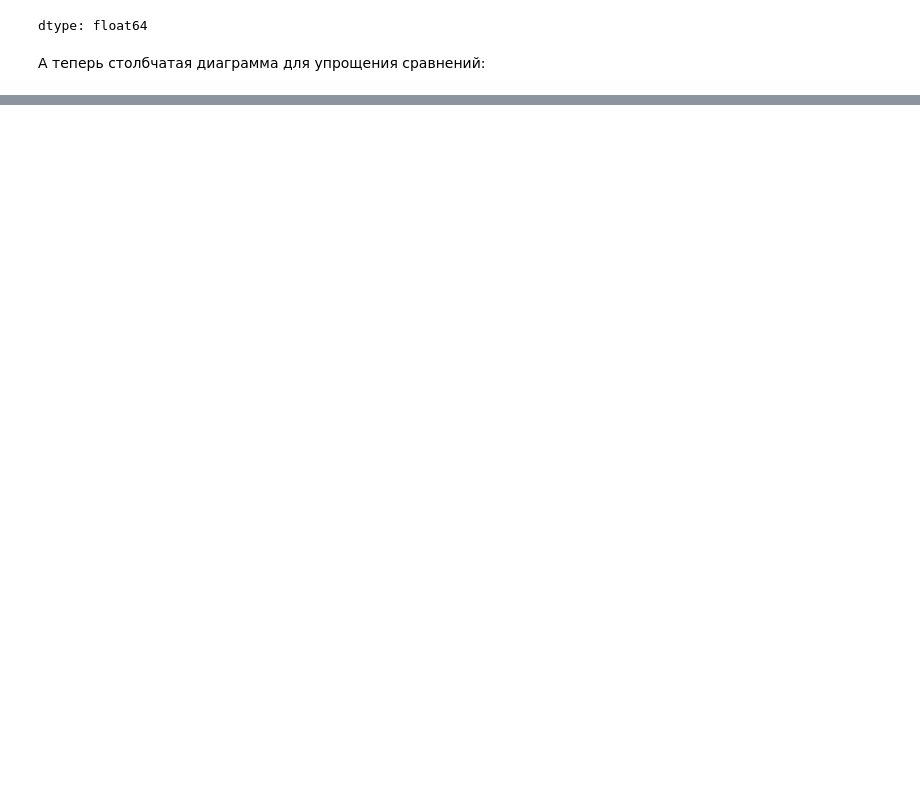
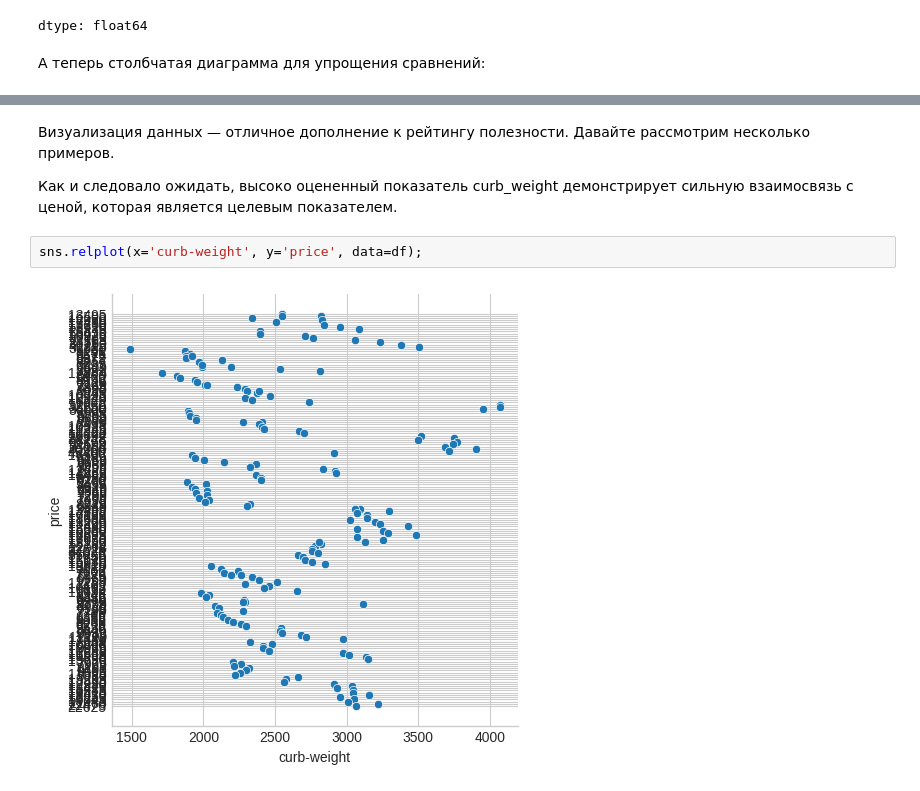
Before and after one commit to Grashch/Kaggle_tasks, a Jupyter notebook: Feature_Engineering.ipynb, the cells around one changed output, grey strips where cells are left out. Cells and saved outputs as stored; diff of their text form; blank space fills up the shorter version.

```diff
--- a/Feature_Engineering.ipynb
+++ b/Feature_Engineering.ipynb
@@ -215,0 +216,8 @@ plot_mi_scores(mi_scores)
+# %% [markdown]
+Визуализация данных — отличное дополнение к рейтингу полезности. Давайте рассмотрим несколько примеров.
+
+Как и следовало ожидать, высоко оцененный показатель curb_weight демонстрирует сильную взаимосвязь с ценой, которая является целевым показателем.
+# %%
+sns.relplot(x='curb-weight', y='price', data=df);
+# %% [output]
+[figure, added]
```
Also changed, not shown: parts of 3 cells of this notebook.
